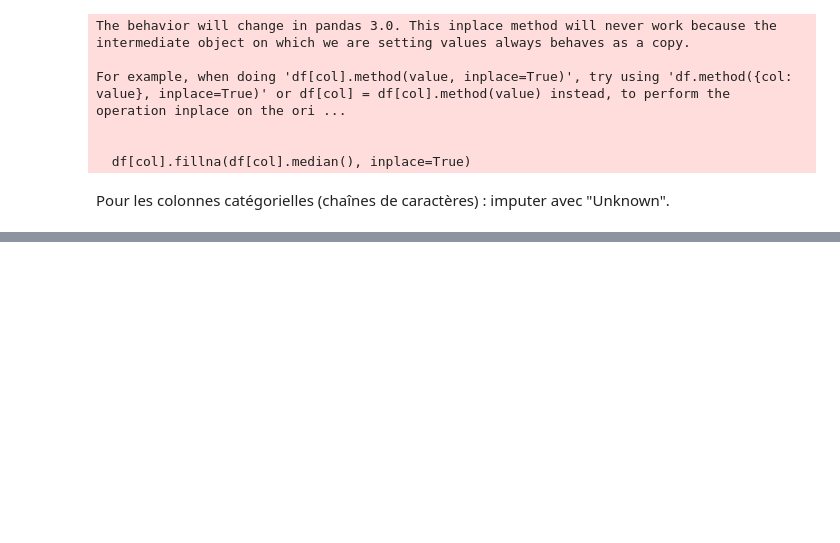
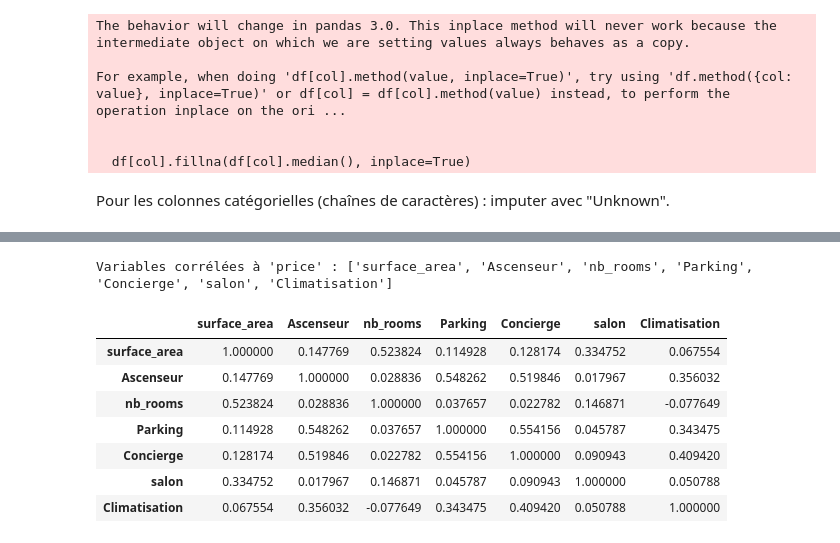
Before and after one commit to achrafdevl/Simplon-Python-Challenges, a Jupyter notebook: Brief_2_SalesHouses/SalesHouses.ipynb, the cells around one changed output, grey strips where cells are left out. Saved outputs shown, nothing was run; the diff lists cells and outputs as text; code cells hidden in the pictures; blank space fills up the shorter version.

```diff
--- a/Brief_2_SalesHouses/SalesHouses.ipynb
+++ b/Brief_2_SalesHouses/SalesHouses.ipynb
@@ -306,0 +503,18 @@ for col in categorical_cols:
+# %%
+selected_features = corr_with_price[corr_with_price > 0.15].index.tolist()
+
+selected_features.remove('price')
+print("Variables corrélées à 'price' :", selected_features)
+# %% [output]
+Variables corrélées à 'price' : ['surface_area', 'Ascenseur', 'nb_rooms', 'Parking', 'Concierge', 'salon', 'Climatisation']
+# %%
+df[selected_features].corr()
+# %% [output]
+|  | surface_area | Ascenseur | nb_rooms | Parking | Concierge | salon | Climatisation |
+| surface_area | 1.000000 | 0.147769 | 0.523824 | 0.114928 | 0.128174 | 0.334752 | 0.067554 |
+| Ascenseur | 0.147769 | 1.000000 | 0.028836 | 0.548262 | 0.519846 | 0.017967 | 0.356032 |
+| nb_rooms | 0.523824 | 0.028836 | 1.000000 | 0.037657 | 0.022782 | 0.146871 | -0.077649 |
+| Parking | 0.114928 | 0.548262 | 0.037657 | 1.000000 | 0.554156 | 0.045787 | 0.343475 |
+| Concierge | 0.128174 | 0.519846 | 0.022782 | 0.554156 | 1.000000 | 0.090943 | 0.409420 |
+| salon | 0.334752 | 0.017967 | 0.146871 | 0.045787 | 0.090943 | 1.000000 | 0.050788 |
+| Climatisation | 0.067554 | 0.356032 | -0.077649 | 0.343475 | 0.409420 | 0.050788 | 1.000000 |
```
Also changed, not shown: parts of 22 cells of this notebook.
